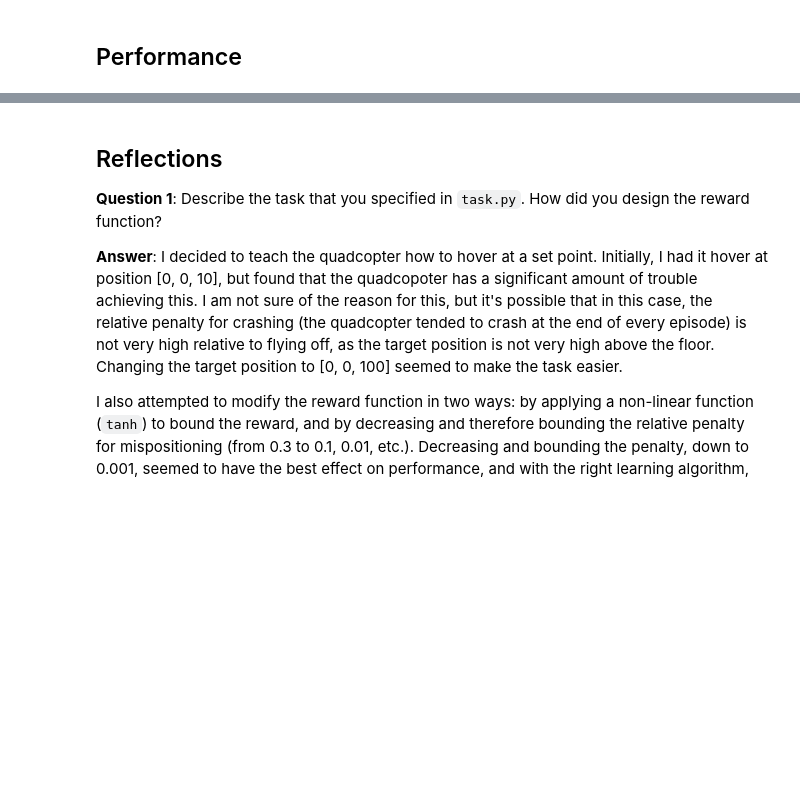
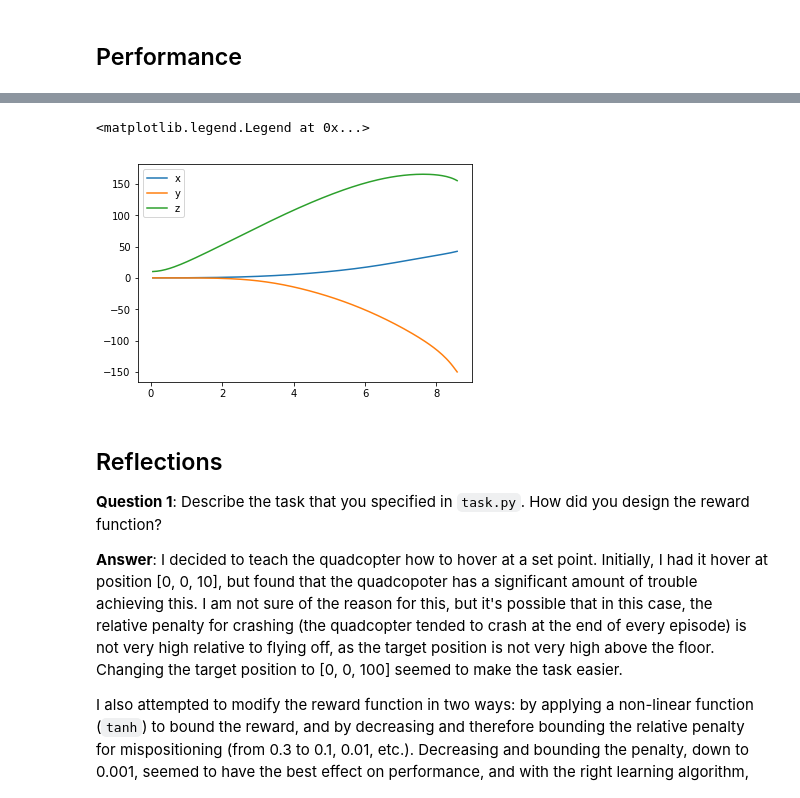
Before and after one commit to eskrav/udacity-machine-learning, a Jupyter notebook: quadcopter-project/Quadcopter_Project.ipynb, the cells around one changed output, grey strips where cells are left out. Cells and saved outputs as stored; diff of their text form; code cells hidden in the pictures; blank space fills up the shorter version.

```diff
--- a/quadcopter-project/Quadcopter_Project.ipynb
+++ b/quadcopter-project/Quadcopter_Project.ipynb
@@ -311,12 +342,8 @@ plt.legend()
 # %% [markdown]
 ## Performance
 # %%
-# Code partially adapted from https://github.com/harshitandro/RL-Quadcopter/blob/master/Quadcopter_Project.ipynb
-
 %load_ext autoreload
 %autoreload 2
-
-from hover import Task
 
 # Modify the values below to give the quadcopter a different starting position.
 runtime = 1000.                                  # time limit of the episode
@@ -330,18 +357,25 @@ done = False
 labels = ['time', 'x', 'y', 'z', 'phi', 'theta', 'psi', 'x_velocity',
           'y_velocity', 'z_velocity', 'phi_velocity', 'theta_velocity',
           'psi_velocity', 'rotor_speed1', 'rotor_speed2', 'rotor_speed3', 'rotor_speed4']
-results = {x : [] for x in labels}
+performance = {}
 
 # Run the simulation
 state = agent.reset_episode()
 total_reward = 0
+i = 0
 
 while True:
+    i += 1
     rotor_speeds = agent.act(state)
     next_state, reward, done = task.step(rotor_speeds)
     to_write = [task.sim.time] + list(task.sim.pose) + list(task.sim.v) + list(task.sim.angular_v) + list(rotor_speeds)
-    for ii in range(len(labels)):
-        results[labels[ii]].append(to_write[ii])
+    performance[i] = {'Time': task.sim.time, 'x':task.sim.pose[0], 'y':task.sim.pose[1], 'z':task.sim.pose[2],
+                     'phi': task.sim.pose[3], 'theta': task.sim.pose[4], 'psi': task.sim.pose[5],
+                      'x_velocity': task.sim.v[0], 'y_velocity': task.sim.v[1],
+                      'z_velocity': task.sim.v[2], 'phi_velocity': task.sim.angular_v[0],
+                      'theta_velocity': task.sim.angular_v[1], 'psi_velocity': task.sim.angular_v[2],
+                      'rotor_speed1': rotor_speeds[0], 'rotor_speed2': rotor_speeds[1],
+                      'rotor_speed3': rotor_speeds[2], 'rotor_speed4': rotor_speeds[3]}
     total_reward += reward
     state = next_state
     if done:
@@ -349,0 +386,3 @@ while True:
+# %%
+performance = pd.DataFrame.from_dict(performance, orient='index')
+performance
@@ -350,8 +408,11 @@ while True:
 # %%
-plt.plot(results['time'], results['x'], label='x')
-plt.plot(results['time'], results['y'], label='y')
-plt.plot(results['time'], results['z'], label='z')
+plt.plot(performance['Time'], performance['x'], label='x')
+plt.plot(performance['Time'], performance['y'], label='y')
+plt.plot(performance['Time'], performance['z'], label='z')
 plt.legend()
+# %% [output]
+<matplotlib.legend.Legend at 0x...>
+[figure, added]
 # %% [markdown]
 ## Reflections
 
```
Also changed, not shown: parts of 16 cells of this notebook, 1 other file.
